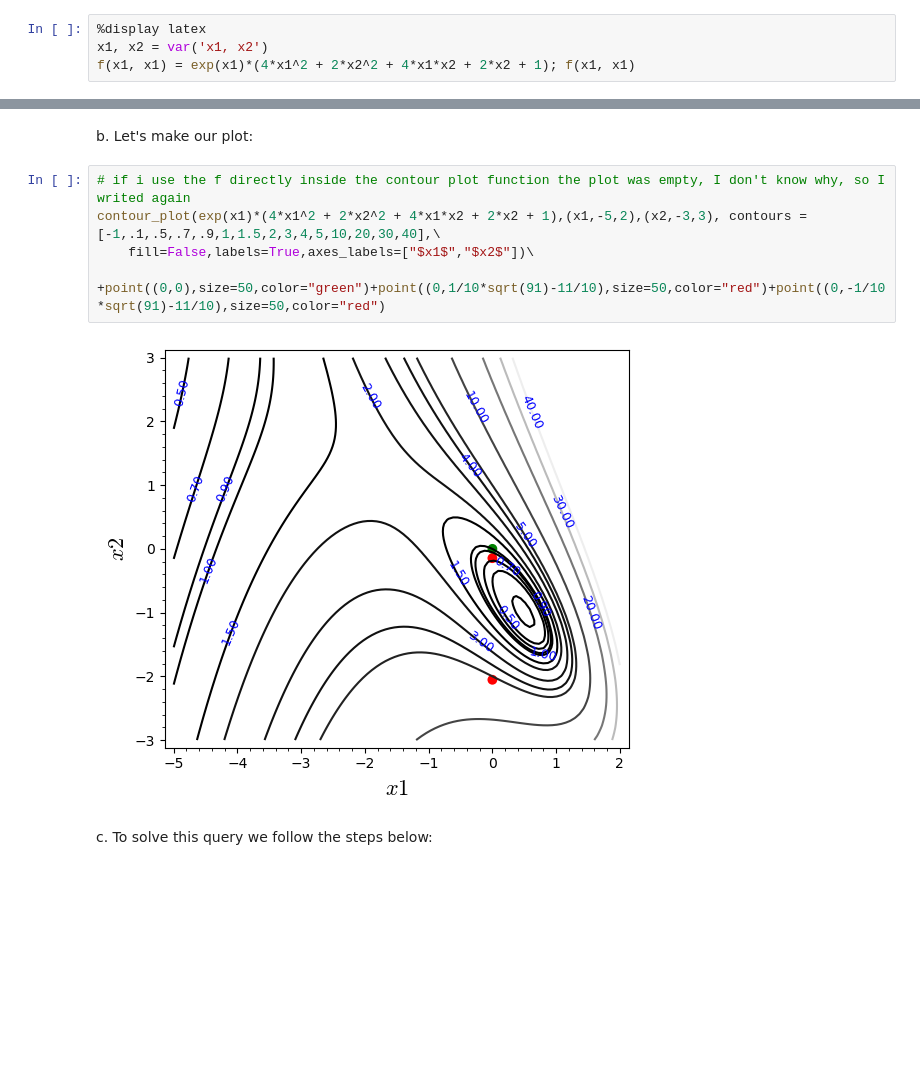
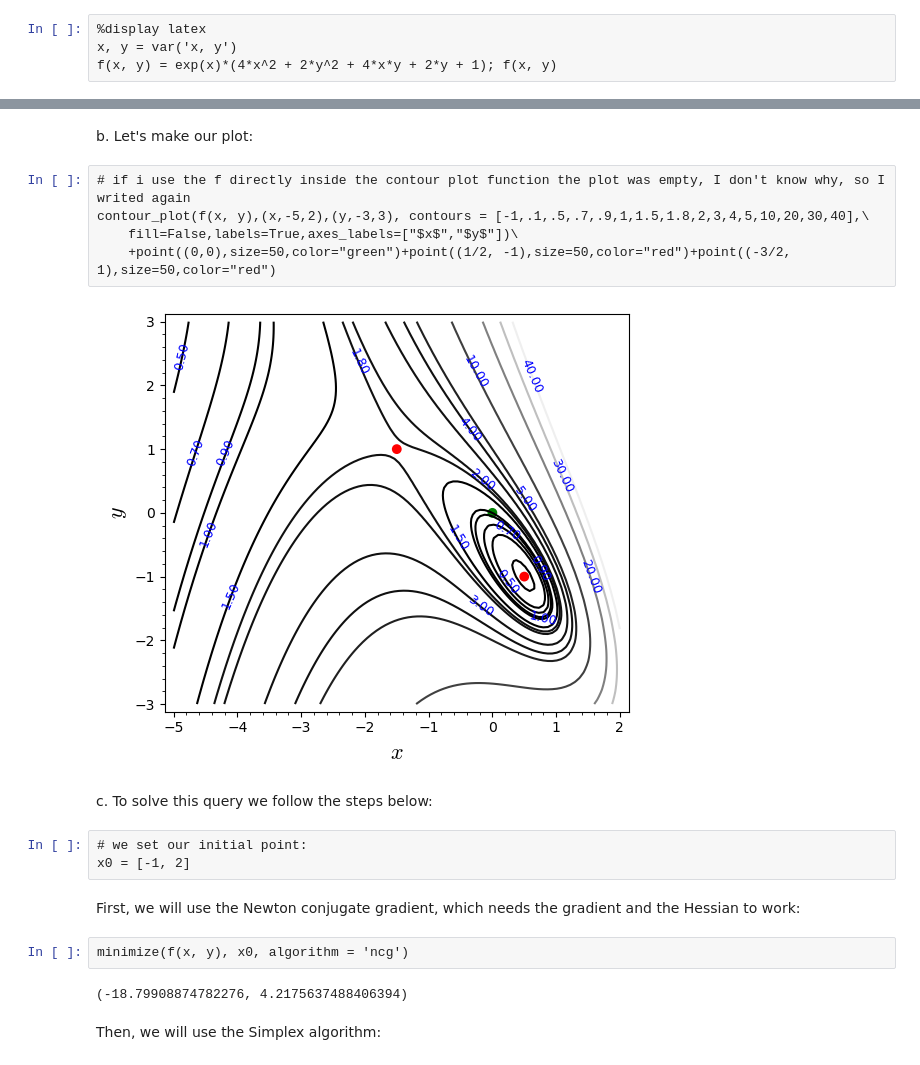
Before and after one commit to gzavlanis/Jupyter-files, a Jupyter notebook: assignment_6.ipynb, the cells around one changed output, grey strips where cells are left out. Cells and saved outputs as stored; diff of their text form; blank space fills up the shorter version.

```diff
--- a/assignment_6.ipynb
+++ b/assignment_6.ipynb
@@ -50,6 +50,6 @@ p.get_values(x),p.get_values(y),p.get_values(z)
 First, let's create our function:
 # %%
 %display latex
-x1, x2 = var('x1, x2')
-f(x1, x1) = exp(x1)*(4*x1^2 + 2*x2^2 + 4*x1*x2 + 2*x2 + 1); f(x1, x1)
+x, y = var('x, y')
+f(x, y) = exp(x)*(4*x^2 + 2*y^2 + 4*x*y + 2*y + 1); f(x, y)
 # %% [output]
@@ -94,10 +92,21 @@ So finally, we have one positive and one negative Hessian eigenvalues, and thus
 b. Let's make our plot:
 # %%
 # if i use the f directly inside the contour plot function the plot was empty, I don't know why, so I writed again
-contour_plot(exp(x1)*(4*x1^2 + 2*x2^2 + 4*x1*x2 + 2*x2 + 1),(x1,-5,2),(x2,-3,3), contours = [-1,.1,.5,.7,.9,1,1.5,2,3,4,5,10,20,30,40],\
-    fill=False,labels=True,axes_labels=["$x1$","$x2$"])\
-    +point((0,0),size=50,color="green")+point((0,1/10*sqrt(91)-11/10),size=50,color="red")+point((0,-1/10*sqrt(91)-11/10),size=50,color="red")
+contour_plot(f(x, y),(x,-5,2),(y,-3,3), contours = [-1,.1,.5,.7,.9,1,1.5,1.8,2,3,4,5,10,20,30,40],\
+    fill=False,labels=True,axes_labels=["$x$","$y$"])\
+    +point((0,0),size=50,color="green")+point((1/2, -1),size=50,color="red")+point((-3/2, 1),size=50,color="red")
 # %% [output]
-[figure, old version]
+[figure, new version]
 # %% [markdown]
 c. To solve this query we follow the steps below:
+# %%
+# we set our initial point:
+x0 = [-1, 2]
+# %% [markdown]
+First, we will use the Newton conjugate gradient, which needs the gradient and the Hessian to work:
+# %%
+minimize(f(x, y), x0, algorithm = 'ncg')
+# %% [output]
+(-18.79908874782276, 4.2175637488406394)
+# %% [markdown]
+Then, we will use the Simplex algorithm:
```
Also changed, not shown: parts of 10 cells of this notebook.
